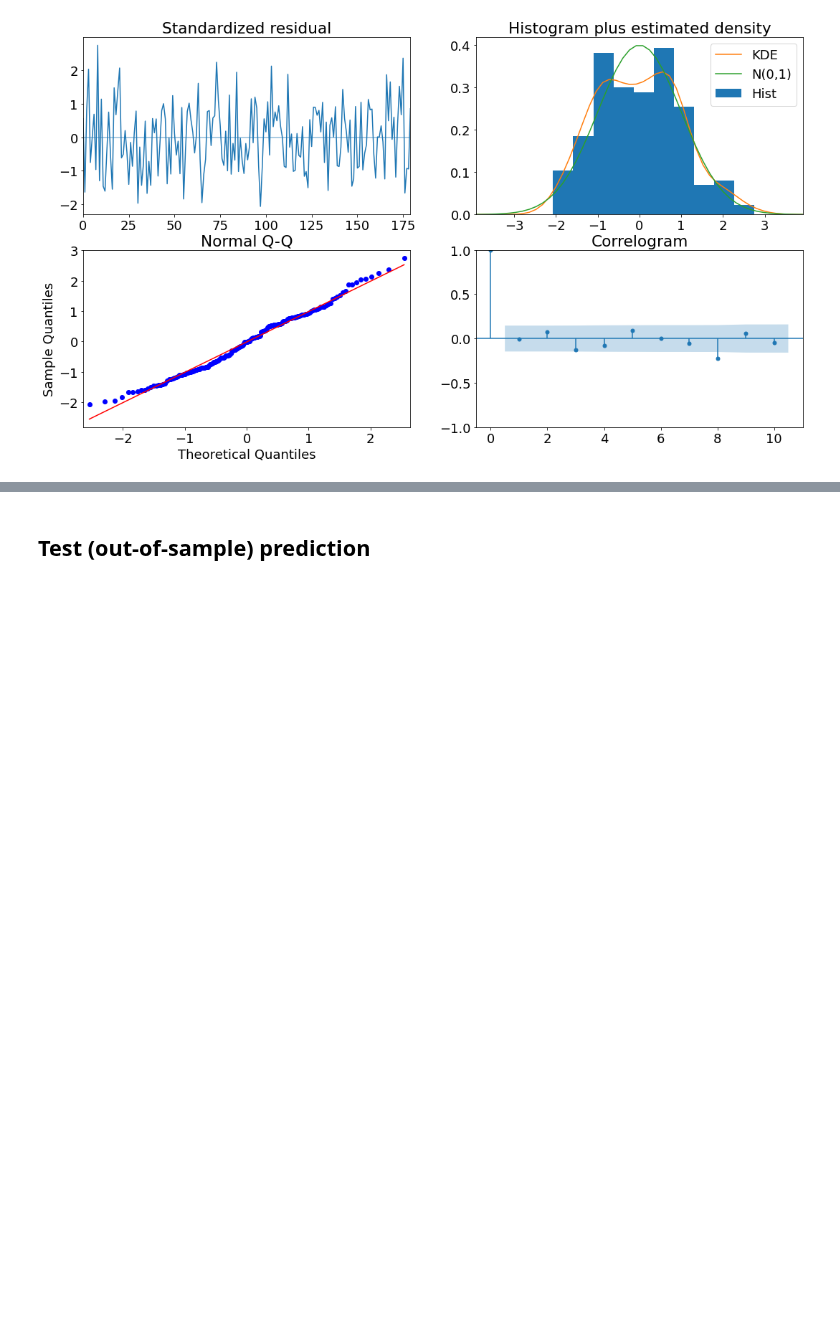
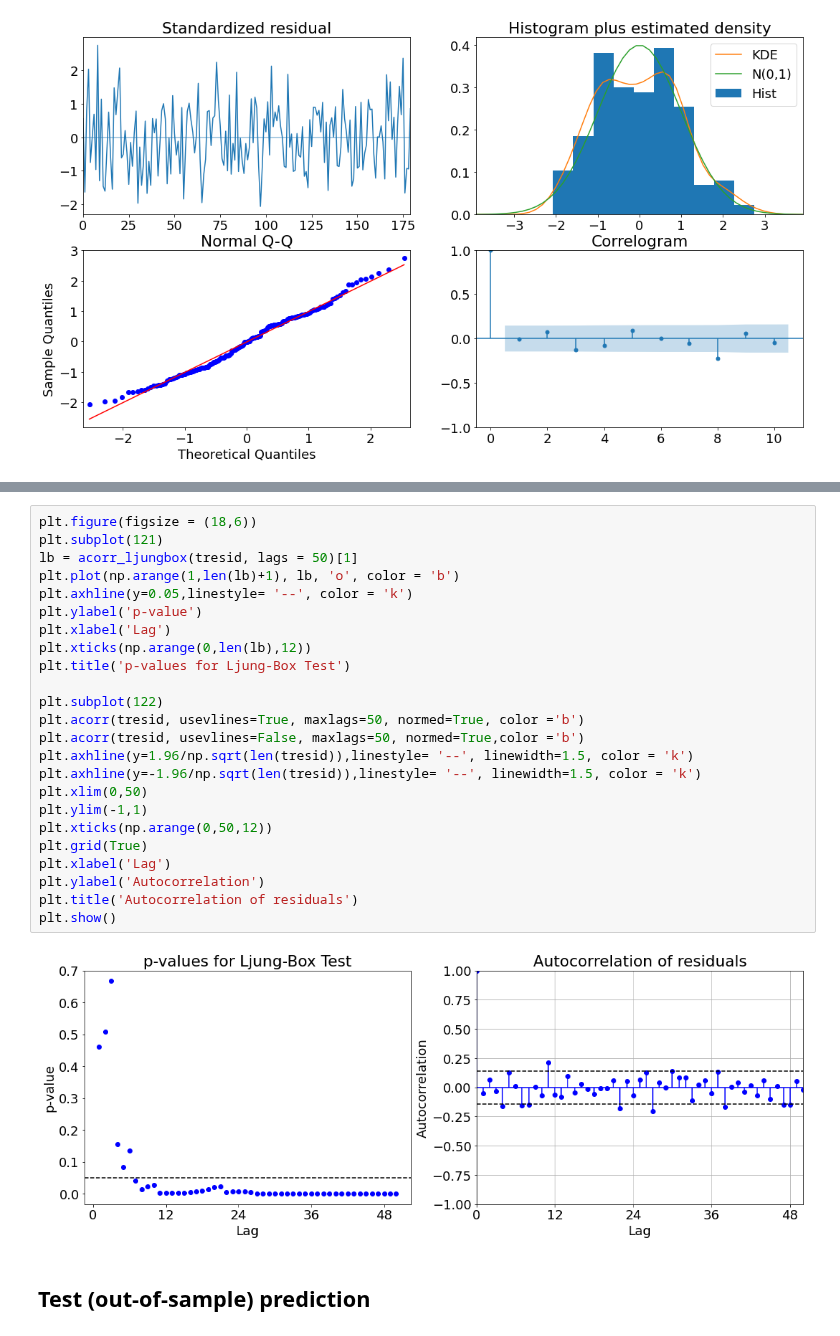
Before and after one commit to Owerre/Time-Series-Forecasting, a Jupyter notebook: fatality-forecast/notebooks/03-auto_arima.ipynb, the cells around one changed output, grey strips where cells are left out. Drawn from its saved outputs; the diff is of its cells as text; blank space fills up the shorter version.

```diff
--- a/fatality-forecast/notebooks/03-auto_arima.ipynb
+++ b/fatality-forecast/notebooks/03-auto_arima.ipynb
@@ -162,3 +190,29 @@ plt.show()
+# %%
+plt.figure(figsize = (18,6))
+plt.subplot(121)
+lb = acorr_ljungbox(tresid, lags = 50)[1]
+plt.plot(np.arange(1,len(lb)+1), lb, 'o', color = 'b')
+plt.axhline(y=0.05,linestyle= '--', color = 'k')
+plt.ylabel('p-value')
+plt.xlabel('Lag')
+plt.xticks(np.arange(0,len(lb),12))
+plt.title('p-values for Ljung-Box Test')
+
+plt.subplot(122)
+plt.acorr(tresid, usevlines=True, maxlags=50, normed=True, color ='b')
+plt.acorr(tresid, usevlines=False, maxlags=50, normed=True,color ='b')
+plt.axhline(y=1.96/np.sqrt(len(tresid)),linestyle= '--', linewidth=1.5, color = 'k')
+plt.axhline(y=-1.96/np.sqrt(len(tresid)),linestyle= '--', linewidth=1.5, color = 'k')
+plt.xlim(0,50)
+plt.ylim(-1,1)
+plt.xticks(np.arange(0,50,12))
+plt.grid(True)
+plt.xlabel('Lag')
+plt.ylabel('Autocorrelation')
+plt.title('Autocorrelation of residuals')
+plt.show()
+# %% [output]
+[figure, added]
 # %% [markdown]
 ## Test (out-of-sample) prediction
 # %%
```
Also changed, not shown: parts of 3 cells of this notebook.
